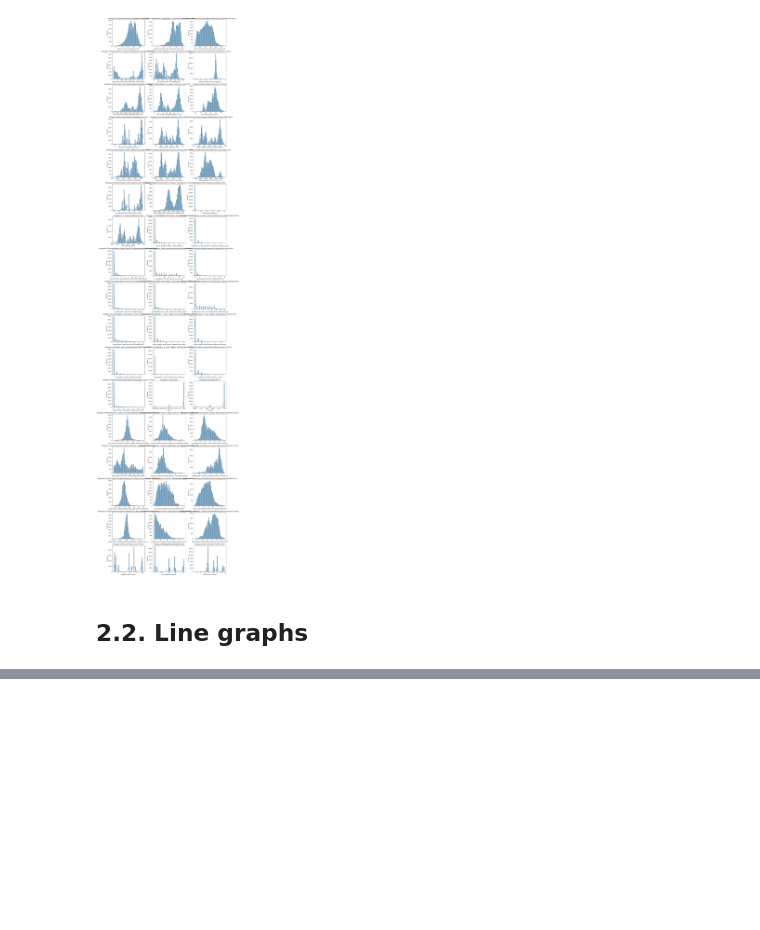
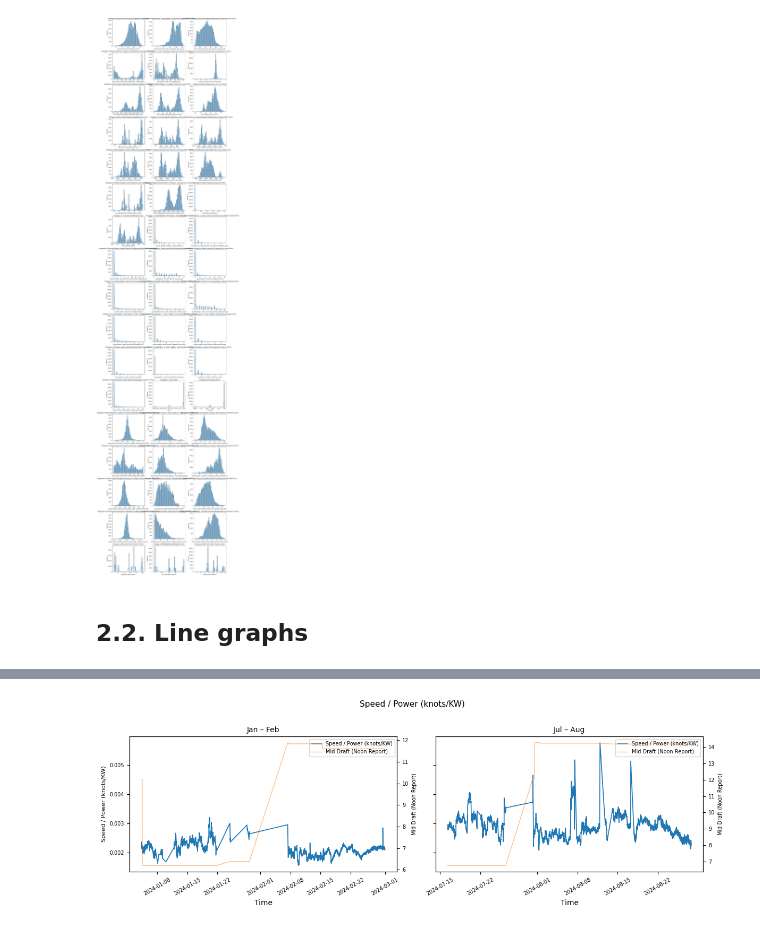
Before and after one commit to AugustBjerg/Master-s-thesis, a Jupyter notebook: code/data/cleaning-scripts/notebooks/post_agg_explore.ipynb, the cells around one changed output, grey strips where cells are left out. Drawn from its saved outputs; the diff is of its cells as text; code cells hidden in the pictures; blank space fills up the shorter version.

```diff
--- a/code/data/cleaning-scripts/notebooks/post_agg_explore.ipynb
+++ b/code/data/cleaning-scripts/notebooks/post_agg_explore.ipynb
@@ -221,3 +310,7 @@ fig
+# %%
+plot_jan_jul_comparison(agg_5min, variable='Speed / Power (knots/KW)', comp_variables=['Mid Draft (Noon Report)'])
+# %% [output]
+[figure, added]
 # %%
 # TODO: Derive cleaning events by looking at speed over grond for january and july as well as the following efficiency indicators:
 #       - Speed Efficiency Ratio (df['speed_per_power'] = df['Hull Over Ground Speed'] / df['Propeller Shaft Mechanical Power'])
```
Also changed, not shown: parts of 9 cells of this notebook.
